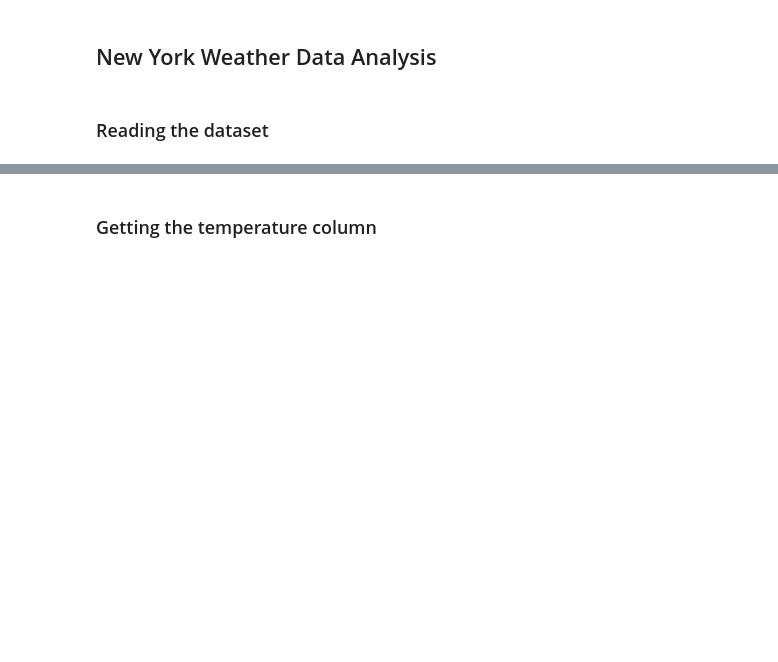
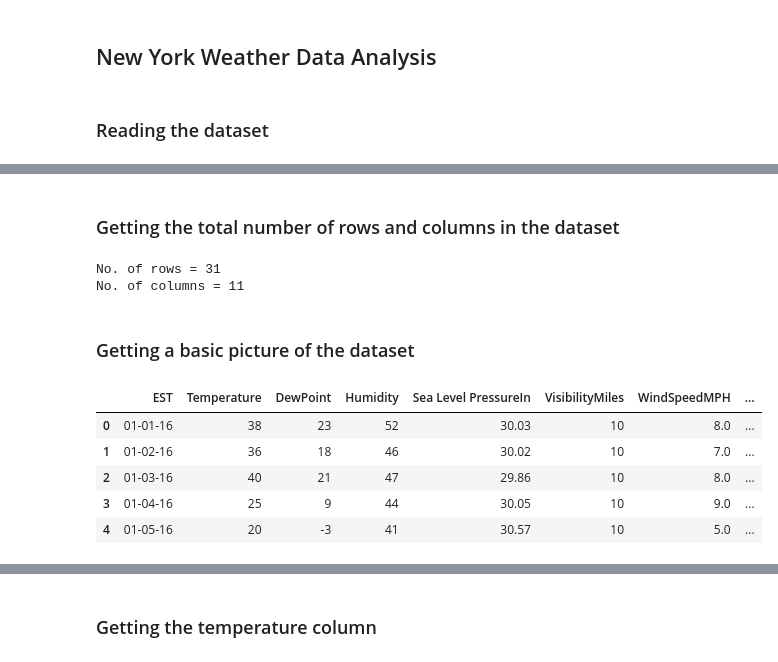
Before and after one commit to Eldhose-Varghese/New-York-Weather-Data-Analysis, a Jupyter notebook: Untitled.ipynb, the cells around one changed output, grey strips where cells are left out. Saved outputs shown, nothing was run; the diff lists cells and outputs as text; code cells hidden in the pictures; blank space fills up the shorter version.

```diff
--- a/Untitled.ipynb
+++ b/Untitled.ipynb
@@ -24,3 +24,22 @@ df
 | 28 | 1/29/2016 | 36 | 21 | 50 | 29.58 | 10 | 8.0 | ... |
 | 29 | 1/30/2016 | 34 | 16 | 46 | 30.01 | 10 | 7.0 | ... |
 | 30 | 1/31/2016 | 46 | 28 | 52 | 29.90 | 10 | 5.0 | ... |
+# %% [markdown]
+### Getting the total number of rows and columns in the dataset
+# %%
+rows,columns = df.shape
+print(f'No. of rows = {rows} \nNo. of columns = {columns}')
+# %% [output]
+No. of rows = 31
+No. of columns = 11
+# %% [markdown]
+### Getting a basic picture of the dataset
+# %%
+df.head()
+# %% [output]
+|  | EST | Temperature | DewPoint | Humidity | Sea Level PressureIn | VisibilityMiles | WindSpeedMPH | ... |
+| 0 | 01-01-16 | 38 | 23 | 52 | 30.03 | 10 | 8.0 | ... |
+| 1 | 01-02-16 | 36 | 18 | 46 | 30.02 | 10 | 7.0 | ... |
+| 2 | 01-03-16 | 40 | 21 | 47 | 29.86 | 10 | 8.0 | ... |
+| 3 | 01-04-16 | 25 | 9 | 44 | 30.05 | 10 | 9.0 | ... |
+| 4 | 01-05-16 | 20 | -3 | 41 | 30.57 | 10 | 5.0 | ... |
```
Also changed, not shown: parts of 12 cells of this notebook.
